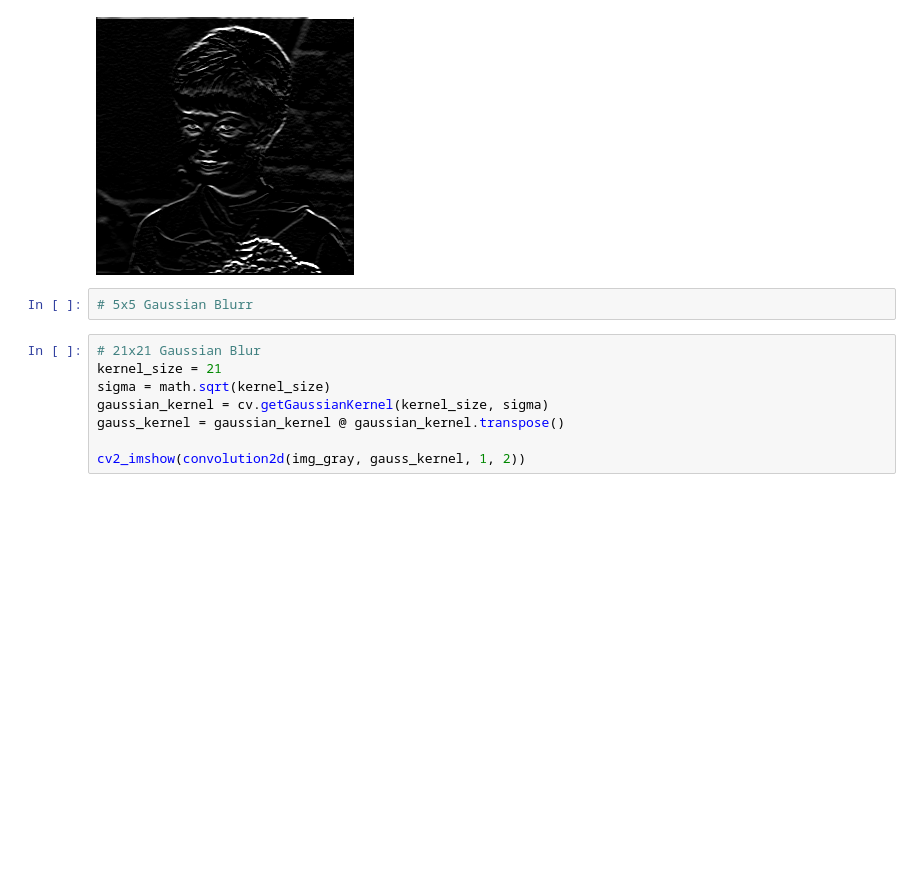
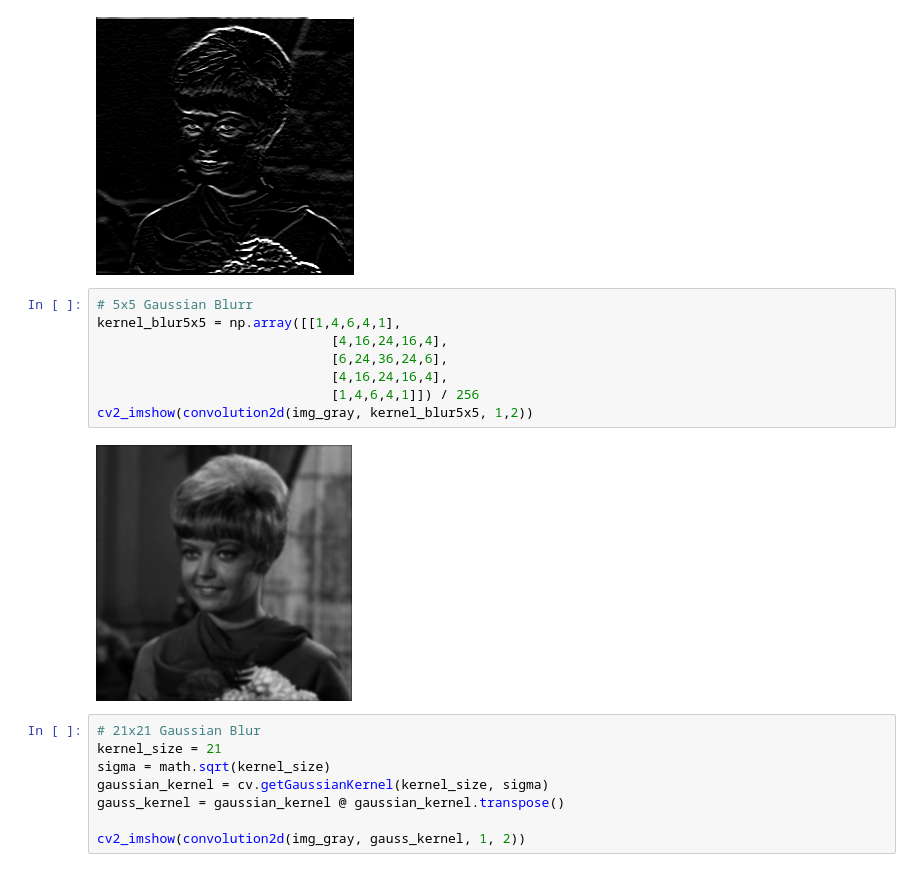
Before and after one commit to trjgdyan/PCVK, a Jupyter notebook: Week7.ipynb, the cells around one changed output. Saved outputs shown, nothing was run; the diff lists cells and outputs as text; blank space fills up the shorter version.

```diff
--- a/Week7.ipynb
+++ b/Week7.ipynb
@@ -119,8 +118,16 @@ kernel_prewitt = np.array([[-1,-1,-1],
 cv2_imshow(convolution2d(img_gray, kernel_prewitt, 1,2))
 # %% [output]
 [figure]
-# %%
-# 5x5 Gaussian Blurr
+# %%
+# 5x5 Gaussian Blurr
+kernel_blur5x5 = np.array([[1,4,6,4,1],
+                              [4,16,24,16,4],
+                              [6,24,36,24,6],
+                              [4,16,24,16,4],
+                              [1,4,6,4,1]]) / 256
+cv2_imshow(convolution2d(img_gray, kernel_blur5x5, 1,2))
+# %% [output]
+[figure, added]
 # %%
 # 21x21 Gaussian Blur
 kernel_size = 21
```
Also changed, not shown: parts of 3 cells of this notebook.
